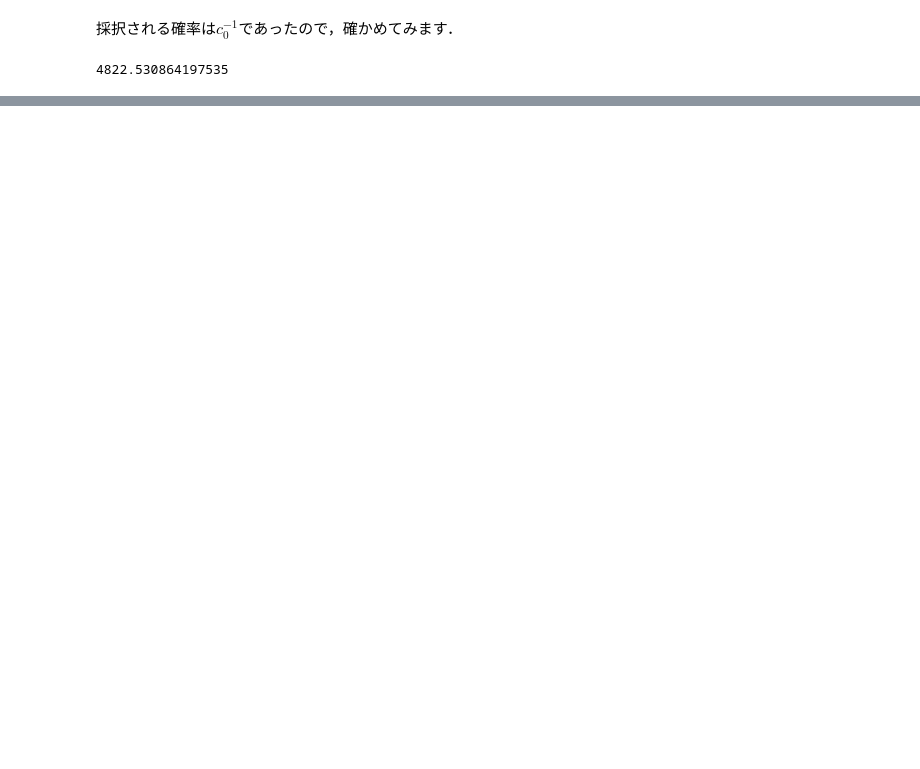
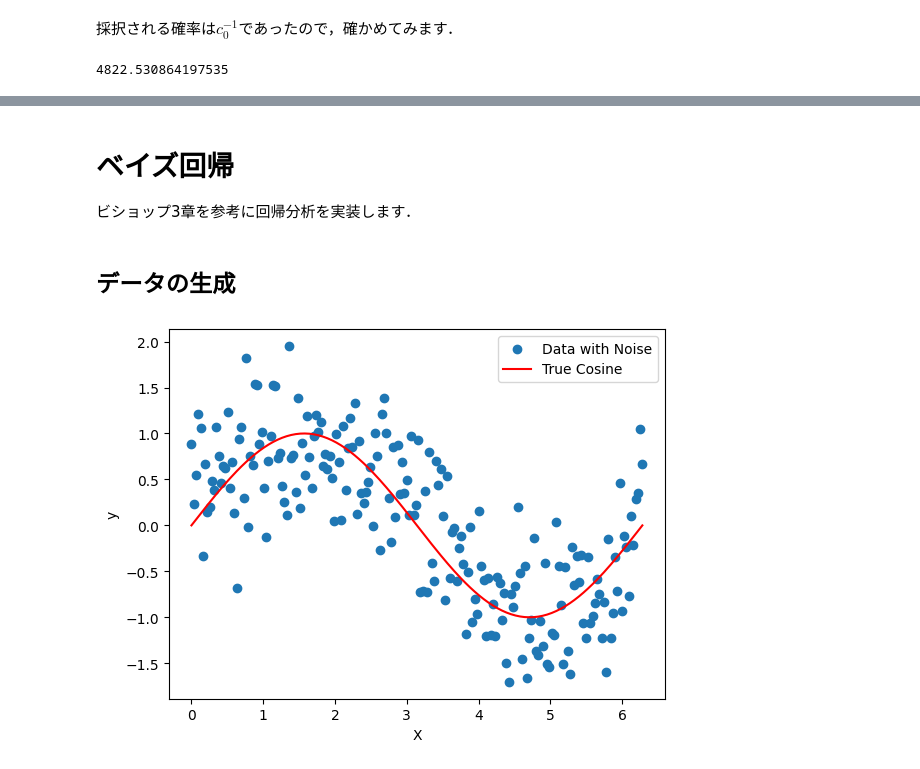
Before and after one commit to LABO-M/MachineLearningPhasesOfMatter, a Jupyter notebook: Bayes/Bayes_1.ipynb, the cells around one changed output, grey strips where cells are left out. Drawn from its saved outputs; the diff is of its cells as text; code cells hidden in the pictures; blank space fills up the shorter version.

```diff
--- a/Bayes/Bayes_1.ipynb
+++ b/Bayes/Bayes_1.ipynb
@@ -140,0 +187,28 @@ len(samples)
+# %% [markdown]
+# ベイズ回帰
+ビショップ3章を参考に回帰分析を実装します．
+# %% [markdown]
+## データの生成
+# %%
+import numpy as np
+import pandas as pd
+import matplotlib.pyplot as plt
+
+# 乱数のシードを設定
+np.random.seed(0)
+
+# データの生成
+X = np.linspace(0, 2*np.pi, 200)  # x軸の値（0から2πまでを100等分）
+y_true = np.sin(X)                # 真の値（sin関数）
+noise = np.random.normal(0, 0.5, 200)  # 正規乱数のノイズ（平均0, 標準偏差0.1）
+y = y_true + noise                # 観測値（真の値にノイズを加える）
+
+# データの可視化
+plt.scatter(X, y, label='Data with Noise')
+plt.plot(X, y_true, color='red', label='True Cosine')
+plt.xlabel('X')
+plt.ylabel('y')
+plt.legend()
+plt.show()
+# %% [output]
+[figure, added]
```
Also changed, not shown: parts of 30 cells of this notebook, 1 other file.
